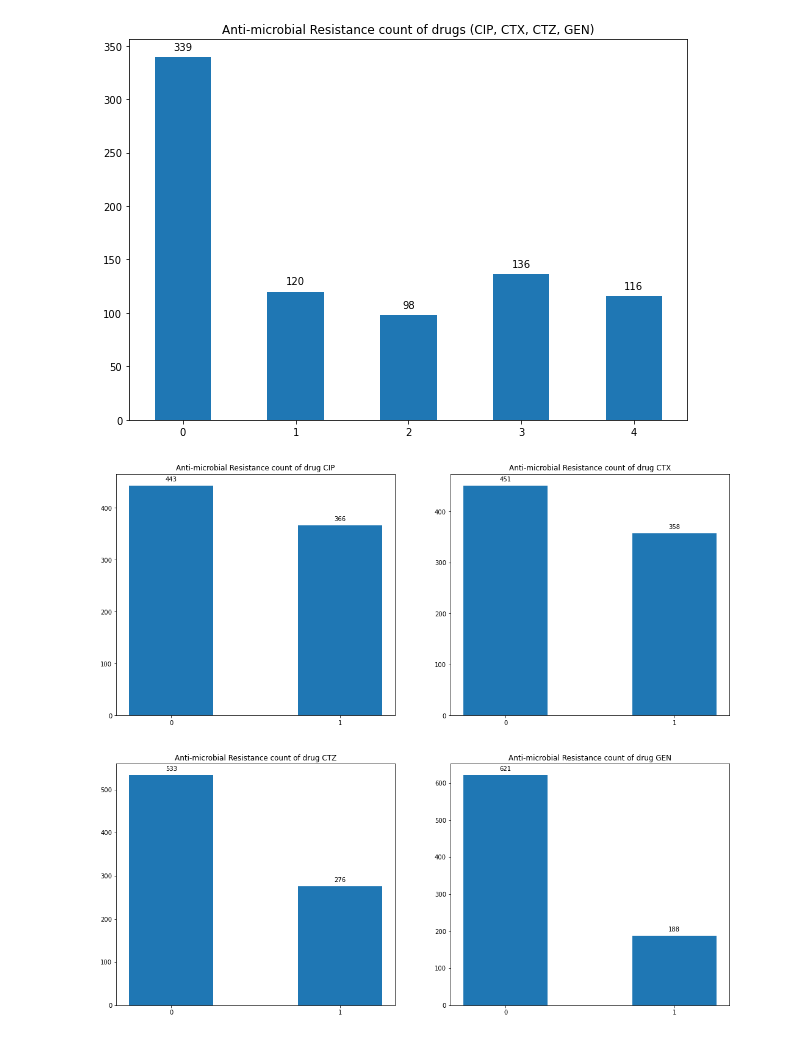
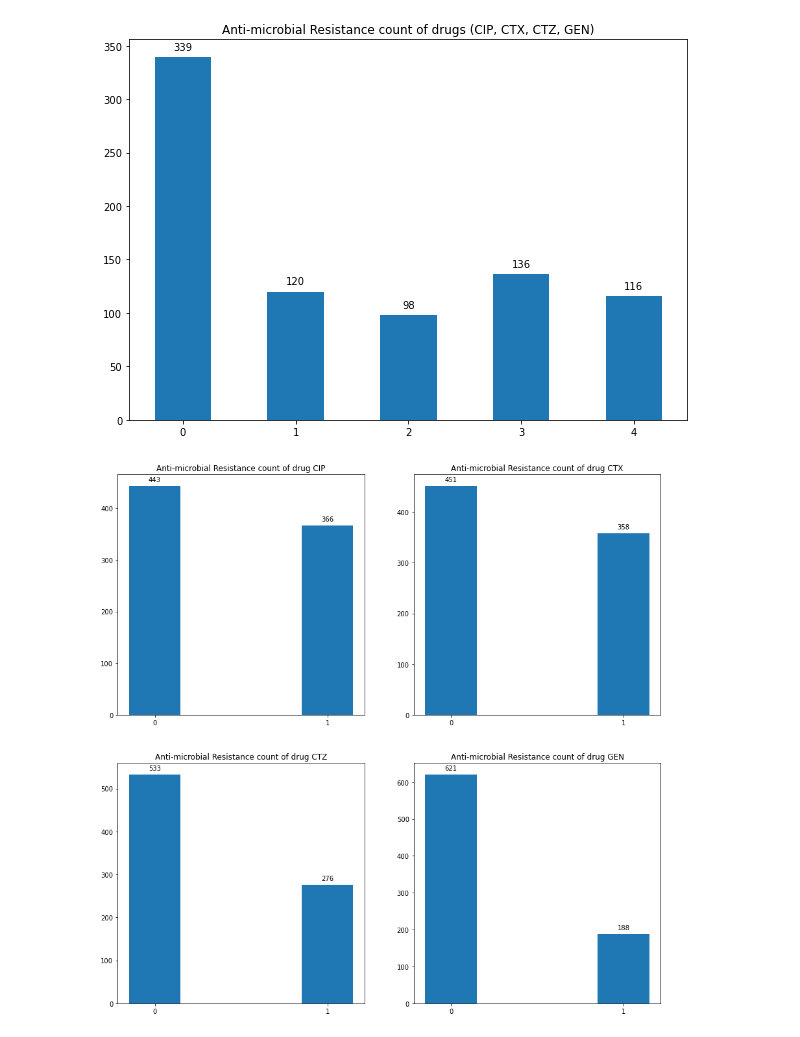
Before and after one commit to VickusWan/CSC869-Finalproject, a Jupyter notebook: VictorUong_part.ipynb, the cells around one changed output. Cells and saved outputs as stored; diff of their text form; code cells hidden in the pictures.

Commit message:
added visualization

```diff
--- a/VictorUong_part.ipynb
+++ b/VictorUong_part.ipynb
@@ -113,18 +113,18 @@ for rect in ax.patches:
 # %%
 n_rows = 2
 n_cols = 2
 drugs = ['CIP', 'CTX', 'CTZ', 'GEN']
 count = 0
-fig, axes = plt.subplots(n_rows, n_cols, figsize=(18, 16))
+fig, axes = plt.subplots(n_rows, n_cols, figsize=(15, 15))
 for row_num in range(n_rows):
     for col_num in range(n_cols):
-        axes[row_num][col_num].hist(df2[drugs[count]], bins=np.arange(amr_count.min(), amr_count.max()-1), align='left', rwidth = 0.5)
+        axes[row_num][col_num].hist(df2[drugs[count]], bins=np.arange(amr_count.min(), amr_count.max()-1), align='left', rwidth = 0.3)
         axes[row_num][col_num].set_title('Anti-microbial Resistance count of drug '+ drugs[count])
         axes[row_num][col_num].set_xticks([0,1])
         count += 1
         for rect in axes[row_num][col_num].patches:
             height = rect.get_height()
             axes[row_num][col_num].annotate(f'{int(height)}', xy=(rect.get_x()+rect.get_width()/2, height),
                         xytext=(0, 5), textcoords='offset points', ha='center', va='bottom')
 # %% [output]
-[figure, old version]
+[figure, new version]
```
Also changed, not shown: parts of 1 cell of this notebook.
